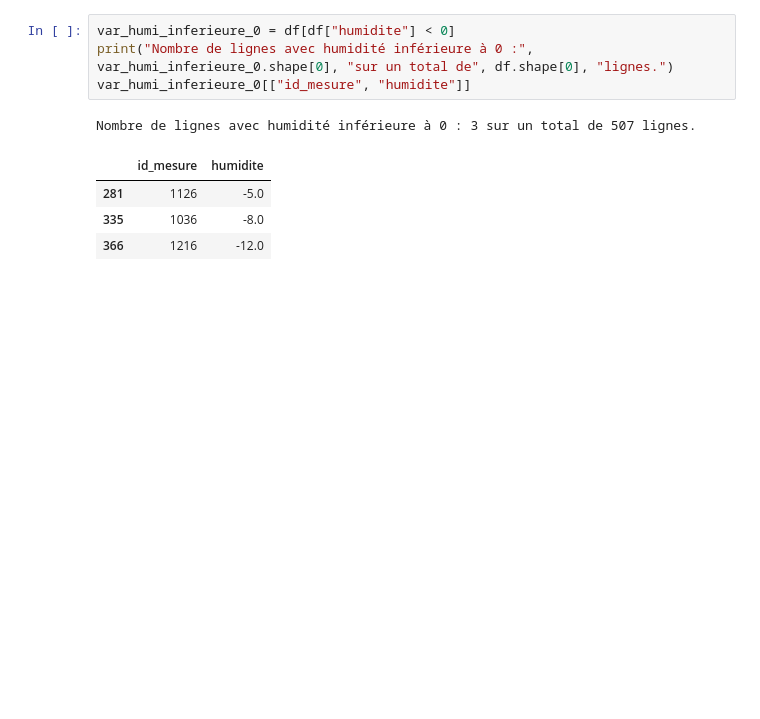
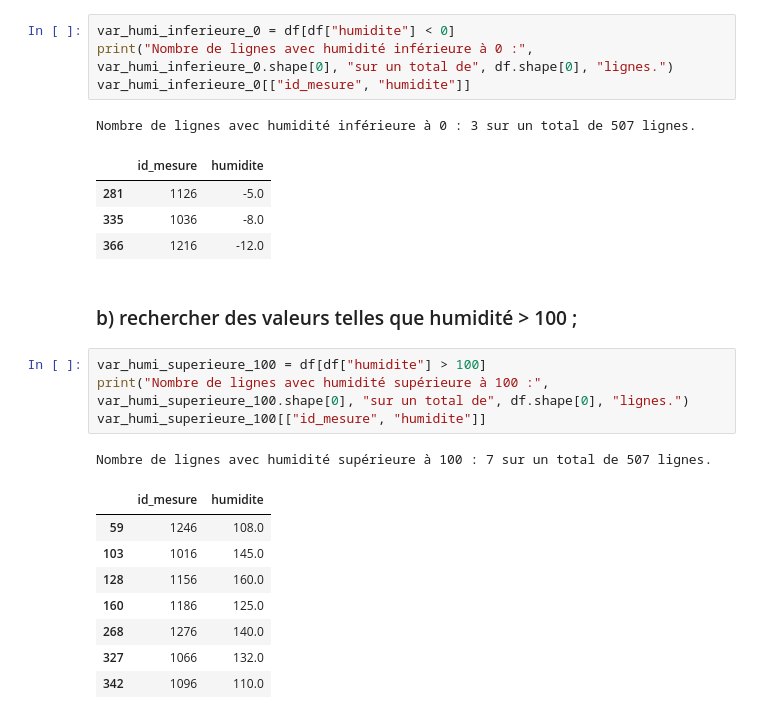
Before and after one commit to Damstat/atelier_prepa_donnees_tab, a Jupyter notebook: notebooks/atelier_prepa_donnees_tab.ipynb, the cells around one changed output. Saved outputs shown, nothing was run; the diff lists cells and outputs as text; blank space fills up the shorter version.

Commit message:
12b: Verification de l humidite superieure a 100

```diff
--- a/notebooks/atelier_prepa_donnees_tab.ipynb
+++ b/notebooks/atelier_prepa_donnees_tab.ipynb
@@ -203,3 +203,19 @@ Nombre de lignes avec humidité inférieure à 0 : 3 sur un total de 507 lignes.
 | 281 | 1126 | -5.0 |
 | 335 | 1036 | -8.0 |
 | 366 | 1216 | -12.0 |
+# %% [markdown]
+### b) rechercher des valeurs telles que humidité > 100 ;
+# %%
+var_humi_superieure_100 = df[df["humidite"] > 100]
+print("Nombre de lignes avec humidité supérieure à 100 :", var_humi_superieure_100.shape[0], "sur un total de", df.shape[0], "lignes.")
+var_humi_superieure_100[["id_mesure", "humidite"]]
+# %% [output]
+Nombre de lignes avec humidité supérieure à 100 : 7 sur un total de 507 lignes.
+|  | id_mesure | humidite |
+| 59 | 1246 | 108.0 |
+| 103 | 1016 | 145.0 |
+| 128 | 1156 | 160.0 |
+| 160 | 1186 | 125.0 |
+| 268 | 1276 | 140.0 |
+| 327 | 1066 | 132.0 |
+| 342 | 1096 | 110.0 |
```
